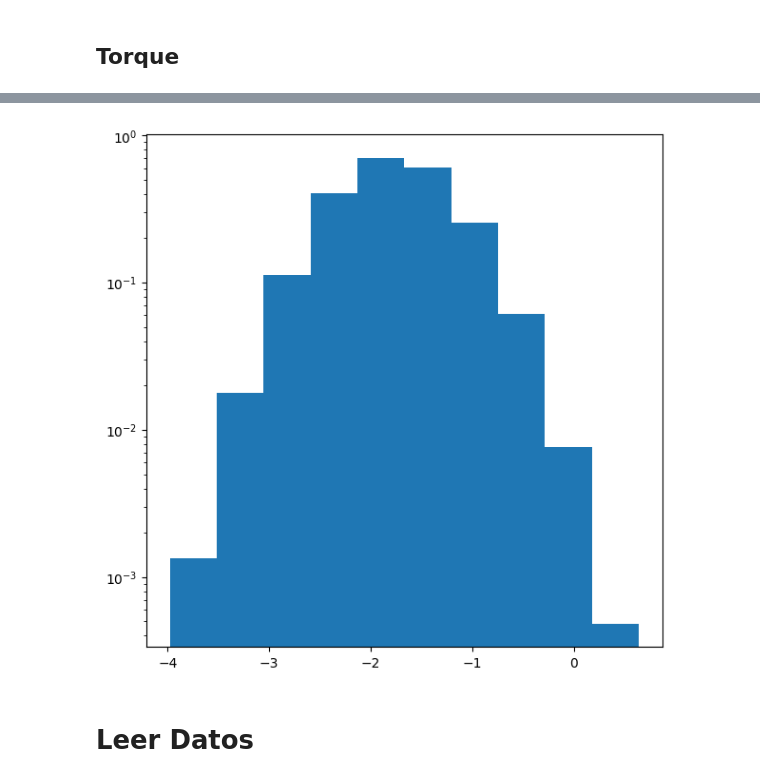
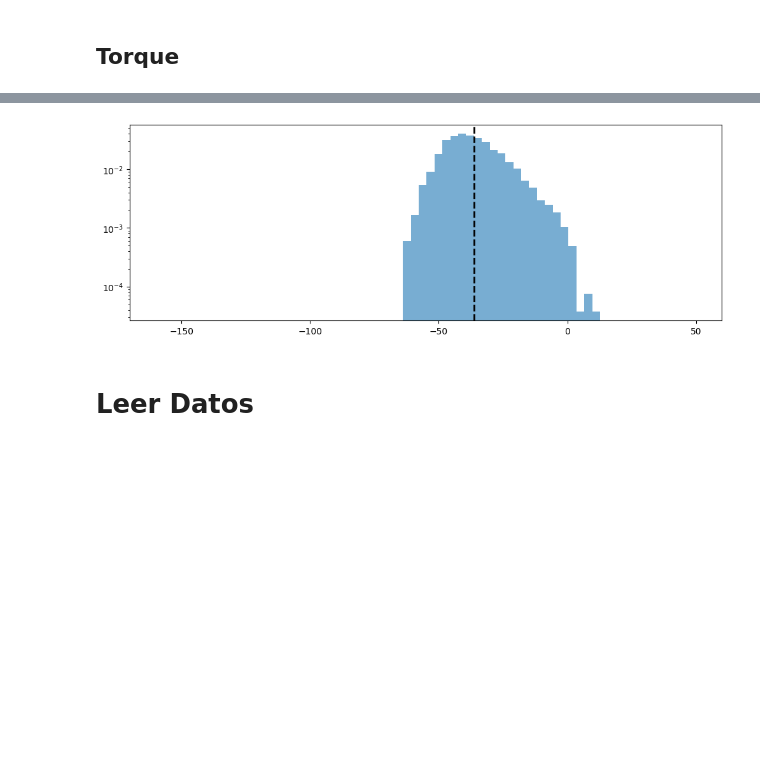
Before and after one commit to anprietoa/Turbulencias, a Jupyter notebook: src/Analisis.ipynb, the cells around one changed output, grey strips where cells are left out. Cells and saved outputs as stored; diff of their text form; code cells hidden in the pictures; blank space fills up the shorter version.

```diff
--- a/src/Analisis.ipynb
+++ b/src/Analisis.ipynb
@@ -7,6 +7,6 @@ import numpy as np
 ## Torque
 # %%
 df_old=pd.read_csv('../outp/mdisc.dat',header=None,delimiter=' ')
-df_old.columns=['t','id','x','y','Vx','Vy','w']
+df_old.columns=['t','id','x','y','Vx','Vy','w', 'theta']
 df_old
 # %% [output]
@@ -26,4 +36,4 @@ df_old
 # %%
-df = df_old[df_old["t"] > 25]
+df = df_old[df_old["t"] > 15]
 df
 # %% [output]
@@ -63,10 +76,13 @@ Text(0.9, 0.9, '$\\phi=$0.45, ${T}_t=$9.95809253922714')
 # %%
-plt.figure(figsize=(7,7))
-plt.hist(df['w'].iloc[N:].values,density=True)
+plt.figure(figsize=(12,4))
+plt.hist(df['w'].values,density=True, bins=25, alpha=0.6)
+#draw a vertical line in the mean of the data
+plt.axvline(df['w'].mean(), color='k', linestyle='dashed', linewidth=2)
+plt.xlim(-170, 60)
 plt.yscale('log')
 plt.show()
 # %% [output]
-[figure, old version]
+[figure, new version]
 # %% [markdown]
 # Leer Datos
 # %%
```
Also changed, not shown: parts of 5 cells of this notebook, 5 other files.
